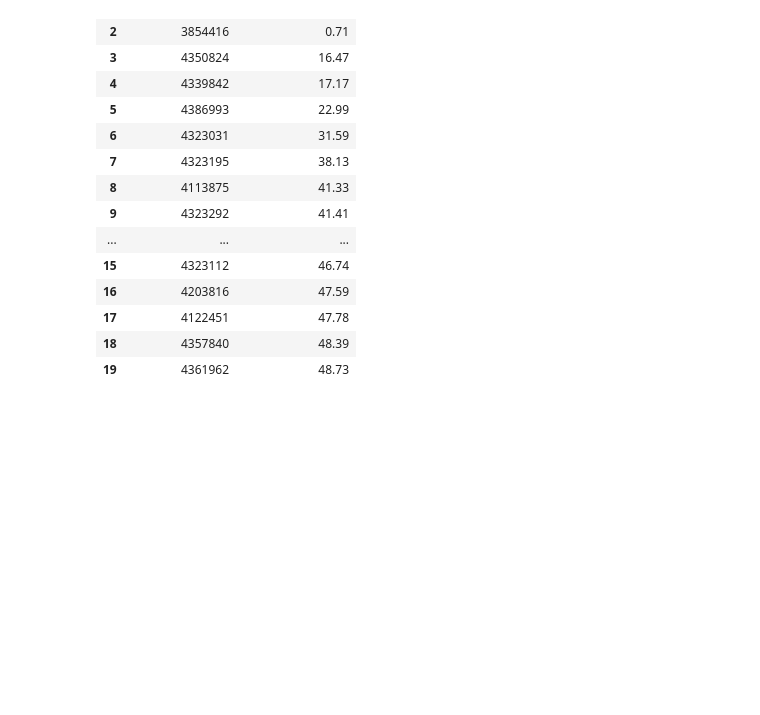
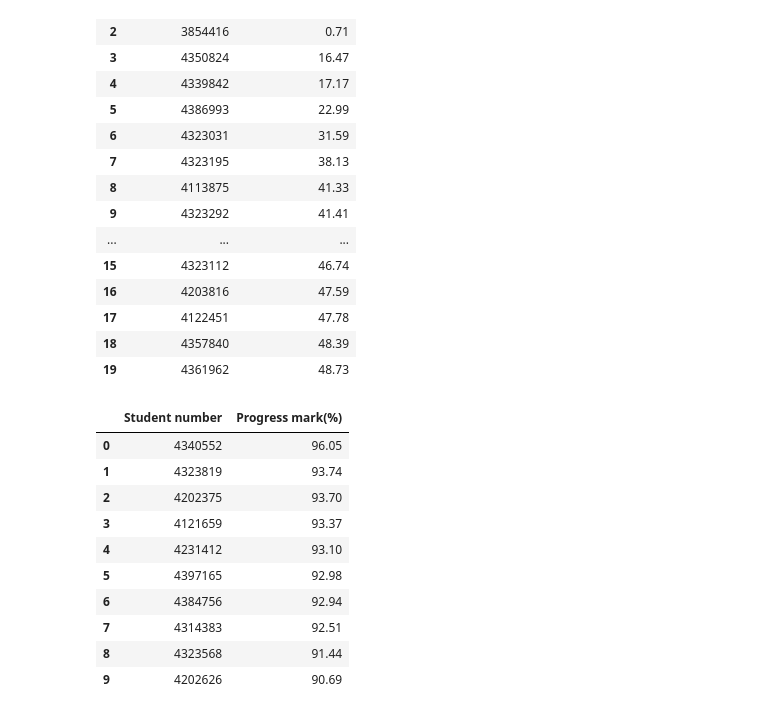
Before and after one commit to kevinnkansah/LearnDataScience, a Jupyter notebook: Python/Testing/cos101/COS.ipynb, the cells around one changed output. Saved outputs shown, nothing was run; the diff lists cells and outputs as text; code cells hidden in the pictures; blank space fills up the shorter version.

```diff
--- a/Python/Testing/cos101/COS.ipynb
+++ b/Python/Testing/cos101/COS.ipynb
@@ -285,3 +284,18 @@ bottom_20
 | 17 | 4122451 | 47.78 |
 | 18 | 4357840 | 48.39 |
 | 19 | 4361962 | 48.73 |
+# %%
+top_10 = top_20.head(10).sort_values(by='Progress mark(%)', ascending=False)
+top_10
+# %% [output]
+|  | Student number | Progress mark(%) |
+| 0 | 4340552 | 96.05 |
+| 1 | 4323819 | 93.74 |
+| 2 | 4202375 | 93.70 |
+| 3 | 4121659 | 93.37 |
+| 4 | 4231412 | 93.10 |
+| 5 | 4397165 | 92.98 |
+| 6 | 4384756 | 92.94 |
+| 7 | 4314383 | 92.51 |
+| 8 | 4323568 | 91.44 |
+| 9 | 4202626 | 90.69 |
```
Also changed, not shown: parts of 7 cells of this notebook, 2 other files.
